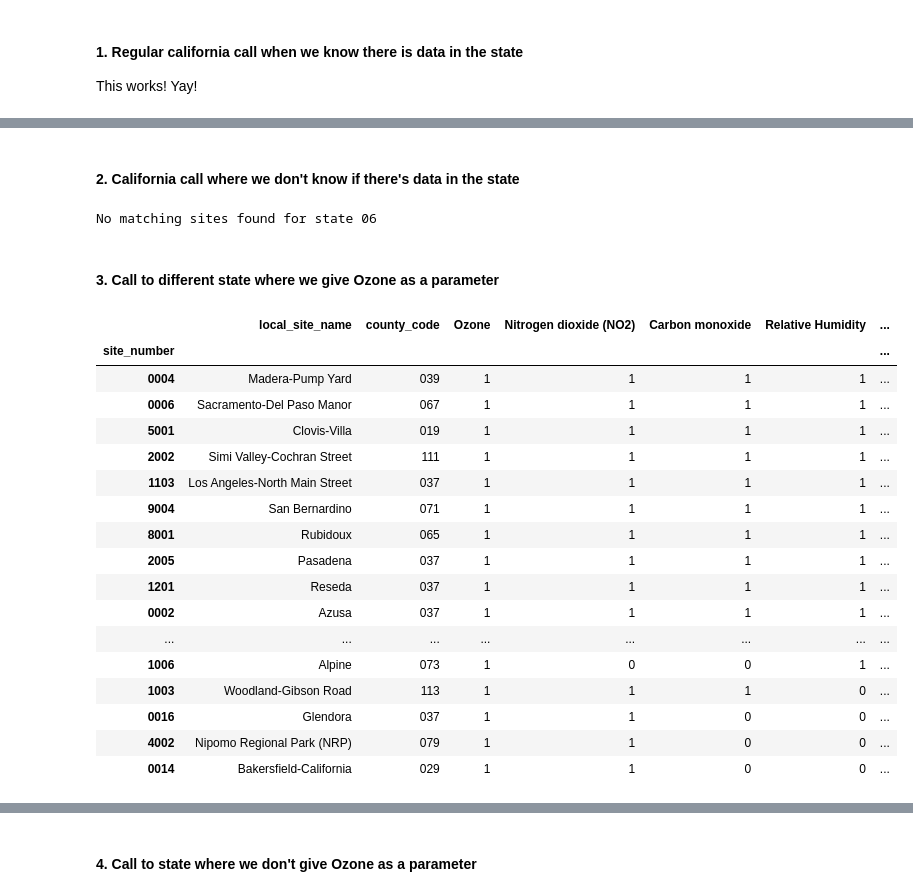
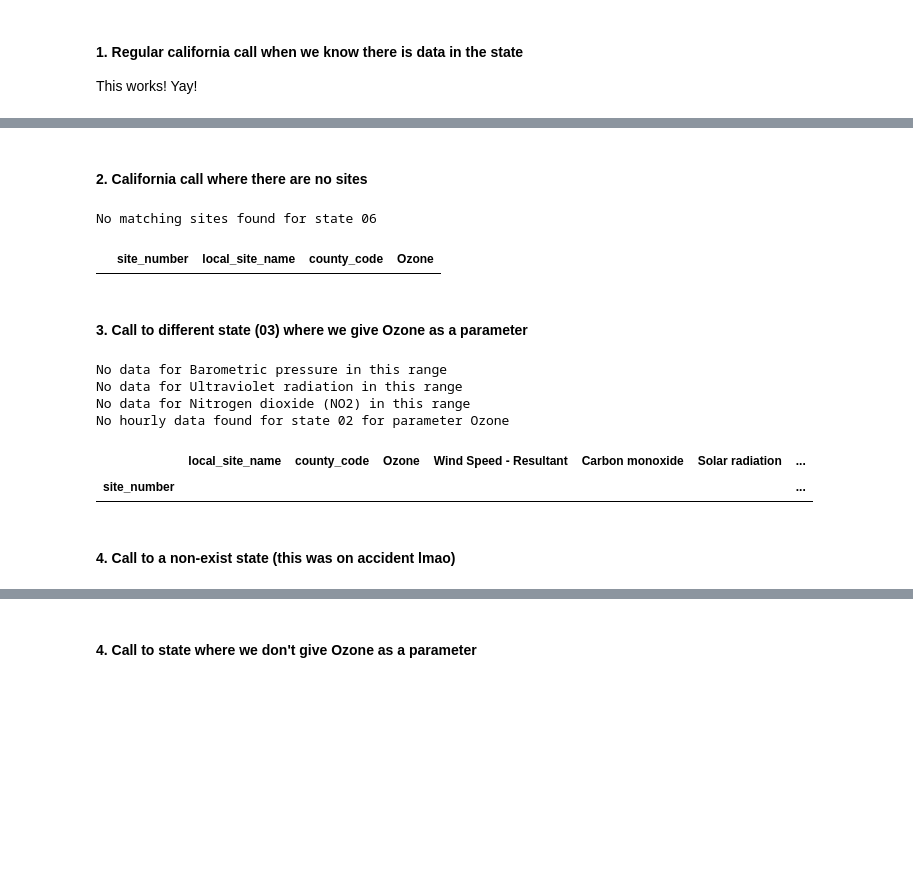
Before and after one commit to osrussell/atmospheric_chem_ML, a Jupyter notebook: test_suite.ipynb, the cells around one changed output, grey strips where cells are left out. Saved outputs shown, nothing was run; the diff lists cells and outputs as text; code cells hidden in the pictures; blank space fills up the shorter version.

Commit message:
Started doing site pulling

```diff
--- a/test_suite.ipynb
+++ b/test_suite.ipynb
@@ -186,31 +201,23 @@ No data for Solar radiation in this range
 # %% [markdown]
-#### 2. California call where we don't know if there's data in the state
+#### 2. California call where there are no sites
 # %%
 df = findsites.best_sites_state('06',1960)
+df
 # %% [output]
 No matching sites found for state 06
+|  | site_number | local_site_name | county_code | Ozone |
 # %% [markdown]
-#### 3. Call to different state where we give Ozone as a parameter
+#### 3. Call to different state (03) where we give Ozone as a parameter
 # %%
-df = findsites.best_sites_state('06',2001, mandatory_params=['Ozone', 'PM2.5 - Local Conditions'])
+df = findsites.best_sites_state('02',2001, mandatory_params=['Ozone', 'PM2.5 - Local Conditions'])
 df
 # %% [output]
+No data for Barometric pressure in this range
+No data for Ultraviolet radiation in this range
+No data for Nitrogen dioxide (NO2) in this range
+No hourly data found for state 02 for parameter Ozone
-|  | local_site_name | county_code | Ozone | Nitrogen dioxide (NO2) | Carbon monoxide | Relative Humidity | ... |
+|  | local_site_name | county_code | Ozone | Wind Speed - Resultant | Carbon monoxide | Solar radiation | ... |
 | site_number |  |  |  |  |  |  | ... |
-| 0004 | Madera-Pump Yard | 039 | 1 | 1 | 1 | 1 | ... |
-| 0006 | Sacramento-Del Paso Manor | 067 | 1 | 1 | 1 | 1 | ... |
-| 5001 | Clovis-Villa | 019 | 1 | 1 | 1 | 1 | ... |
-| 2002 | Simi Valley-Cochran Street | 111 | 1 | 1 | 1 | 1 | ... |
-| 1103 | Los Angeles-North Main Street | 037 | 1 | 1 | 1 | 1 | ... |
-| 9004 | San Bernardino | 071 | 1 | 1 | 1 | 1 | ... |
-| 8001 | Rubidoux | 065 | 1 | 1 | 1 | 1 | ... |
-| 2005 | Pasadena | 037 | 1 | 1 | 1 | 1 | ... |
-| 1201 | Reseda | 037 | 1 | 1 | 1 | 1 | ... |
-| 0002 | Azusa | 037 | 1 | 1 | 1 | 1 | ... |
-| ... | ... | ... | ... | ... | ... | ... | ... |
-| 1006 | Alpine | 073 | 1 | 0 | 0 | 1 | ... |
-| 1003 | Woodland-Gibson Road | 113 | 1 | 1 | 1 | 0 | ... |
-| 0016 | Glendora | 037 | 1 | 1 | 0 | 0 | ... |
-| 4002 | Nipomo Regional Park (NRP) | 079 | 1 | 1 | 0 | 0 | ... |
-| 0014 | Bakersfield-California | 029 | 1 | 1 | 0 | 0 | ... |
+# %% [markdown]
+#### 4. Call to a non-exist state (this was on accident lmao)
 # %%
```
Also changed, not shown: parts of 33 cells of this notebook, 6 other files.
